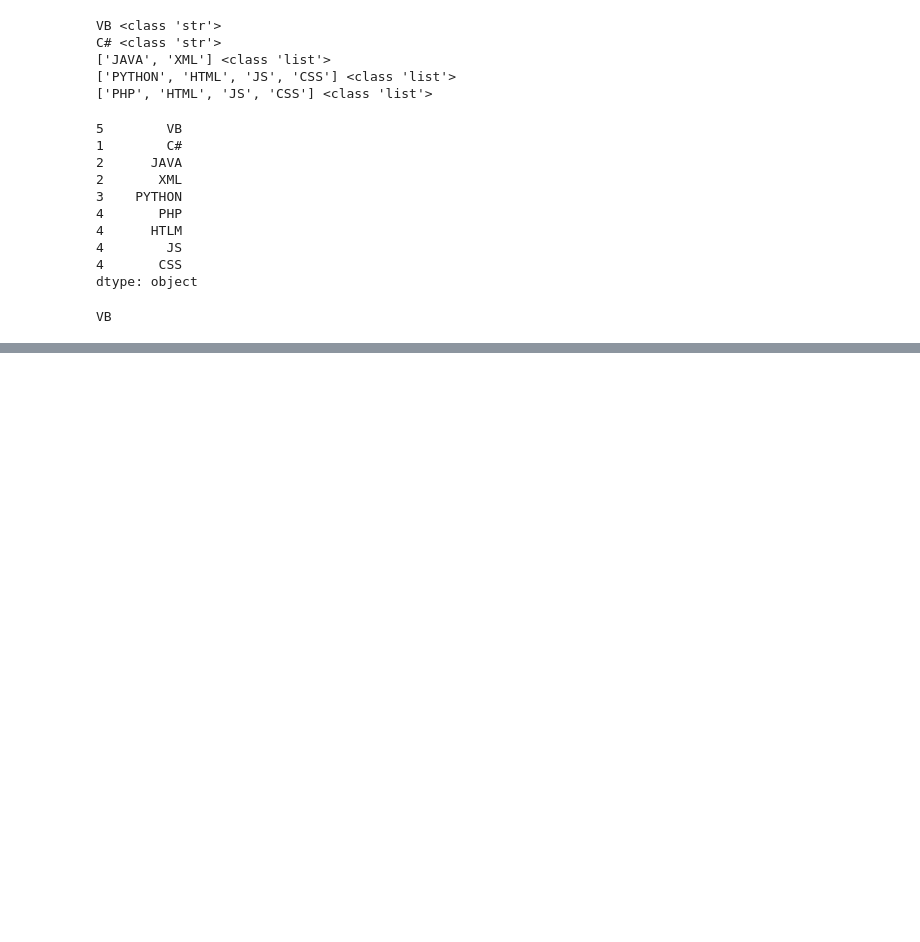
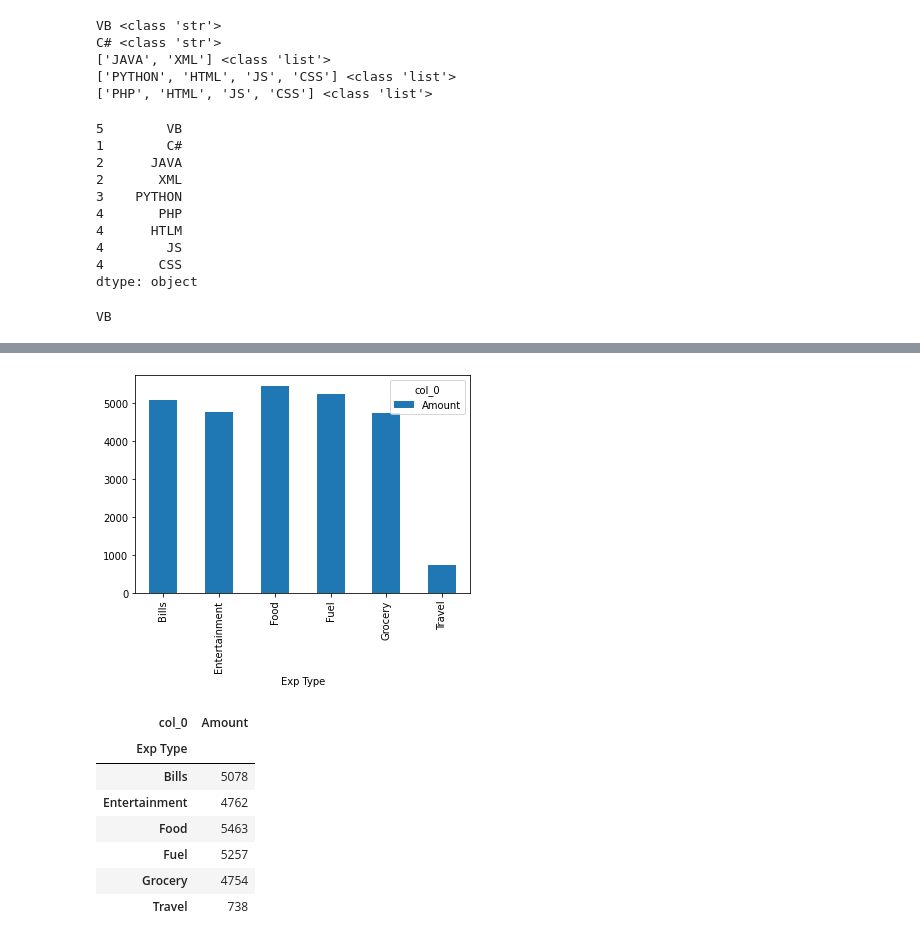
Before and after one commit to Fernando1809/Programacion-Computacional-III, a Jupyter notebook: Te_damos_la_bienvenida_a_Colaboratory.ipynb, the cells around one changed output, grey strips where cells are left out. Drawn from its saved outputs; the diff is of its cells as text; code cells hidden in the pictures; blank space fills up the shorter version.

```diff
--- a/Te_damos_la_bienvenida_a_Colaboratory.ipynb
+++ b/Te_damos_la_bienvenida_a_Colaboratory.ipynb
@@ -888,0 +999,3 @@ VB
+# %%
+usos= pd.crosstab(index= tarjetas["Exp Type"], columns="Amount")
+print(usos)
@@ -888,0 +1011,15 @@ VB
+# %%
+usos.plot(kind="bar")
+usos.to_csv("/content/usostarjeta.csv")
+plt.show()
+usos
+# %% [output]
+[figure, added]
+| col_0 | Amount |
+| Exp Type |  |
+| Bills | 5078 |
+| Entertainment | 4762 |
+| Food | 5463 |
+| Fuel | 5257 |
+| Grocery | 4754 |
+| Travel | 738 |
```
Also changed, not shown: parts of 15 cells of this notebook.
